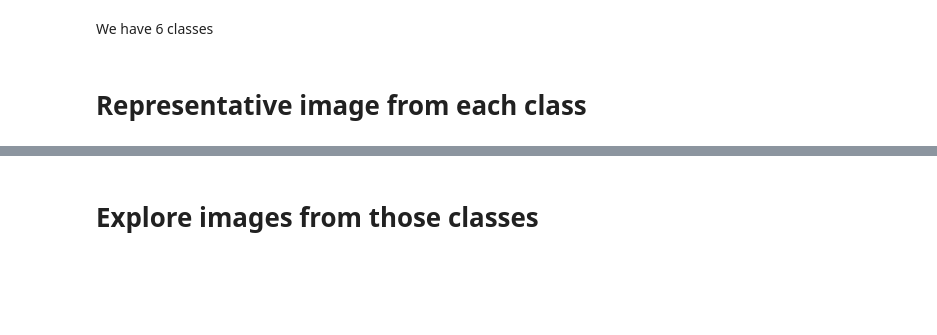
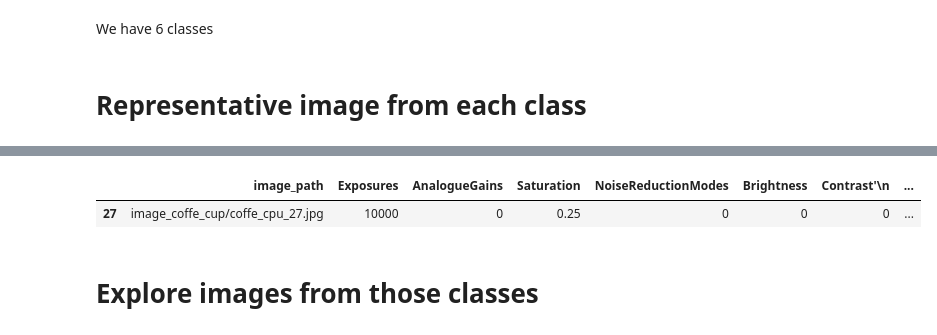
Before and after one commit to mmartiasg/lab_ipmv, a Jupyter notebook: analysis.ipynb, the cells around one changed output, grey strips where cells are left out. Saved outputs shown, nothing was run; the diff lists cells and outputs as text; code cells hidden in the pictures; blank space fills up the shorter version.

```diff
--- a/analysis.ipynb
+++ b/analysis.ipynb
@@ -49,3 +72,11 @@ rep_images_df
+# %%
+# pick handed selection pictures
+image_path = "image_coffe_cup/coffe_cpu_27.jpg"
+
+measurements_df.query("image_path==@image_path")
+# %% [output]
+|  | image_path | Exposures | AnalogueGains | Saturation | NoiseReductionModes | Brightness | Contrast'\n | ... |
+| 27 | image_coffe_cup/coffe_cpu_27.jpg | 10000 | 0 | 0.25 | 0 | 0 | 0 | ... |
 # %% [markdown]
 # Explore images from those classes
 # %%
```
Also changed, not shown: parts of 16 cells of this notebook.
